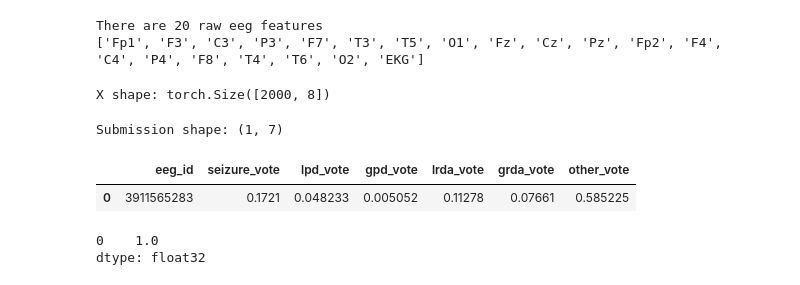
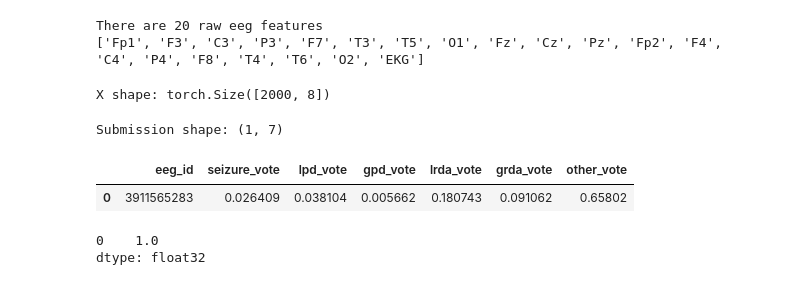
Before and after one commit to SEOYUNJE/github.io, a Jupyter notebook: hms-efficientnetb0-two-stage.ipynb, the cells around one changed output. Drawn from its saved outputs; the diff is of its cells as text; code cells hidden in the pictures.

Commit message:
Kaggle Notebook | HMS - EfficientNetB0 Ensemble | pred: 0.25, pred3: 0.15, predictions: 0.6

```diff
--- a/hms-efficientnetb0-two-stage.ipynb
+++ b/hms-efficientnetb0-two-stage.ipynb
@@ -370,7 +424,7 @@ class DataGenerator(tf.keras.utils.Sequence):
 
     def __random_transform(self, img):
         composition = albu.Compose([
-              albu.VerticalFlip(p=0.25)
+              albu.XYMasking(**params, p=0.25)
          ])
         # 채널이 4 이상이면 XYMasking을 적용하도록 이미지의 채널을 조정
         if img.shape[2] >= 4:
@@ -539,3 +733,20 @@ Fold 5
 1/1 [==============================] - 0s 46ms/step
 
 Test preds shape (1, 6)
+# %%
+preds = []
+model = build_model()
+
+# TTA: Test Time Argument
+test_gen = DataGenerator2(test, shuffle=False, batch_size=64, mode='test', augment3=False,
+                         specs = all_eegs2_20s, eeg_specs = all_eegs2) # HFlip
+
+for i in range(5):
+    model.load_weights(f'/kaggle/input/50s-and-20s-with-tuh/EffNet_v1_f{i}.h5')
+    pred = model.predict(test_gen, verbose=1)
+    preds.append(pred)
+
+
+pred2 = np.mean(preds,axis=0)
+print()
+print('Test preds shape',pred2.shape)
@@ -542 +761,3 @@ Test preds shape (1, 6)
+# %%
+pred = pred1 * 0.8 + pred2 * 0.2
 # %%
@@ -883,0 +874,17 @@ Test preds shape (1, 6)
+# %%
+preds = []
+model = build_model()
+
+# TTA: Test Time Argument
+test_gen = DataGenerator(test, shuffle=False, batch_size=64, mode='test', augment3=False,
+                         specs = spectrograms2, eeg_specs = all_eegs2) # HFlip
+
+for i in range(5):
+    model.load_weights(f'/kaggle/input/hms-hybrid-model/EffNet_v1_f{i}.h5')
+    pred = model.predict(test_gen, verbose=1)
+    preds.append(pred)
+
+
+pred3 = np.mean(preds,axis=0)
+print()
+print('Test preds shape',pred3.shape)
@@ -1616,16 +1631,16 @@ predictions = np.mean(predictions, axis=0)
 X shape: torch.Size([2000, 8])
 # %%
 sub = pd.DataFrame({"eeg_id": test_df.eeg_id.values})
-# predictions: resnet 1d, pred: 10m&50s, pred2: resnet34
-sub[CFG.target_cols] = predictions * 0.4 + pred * 0.4 + pred * 0.2
+# predictions: resnet 1d, pred: 10m&50s
+sub[CFG.target_cols] = predictions * 0.6 + pred * 0.25 + pred3 * 0.15
 
 sub.to_csv(f"submission.csv", index=False)
 print(f"Submission shape: {sub.shape}")
 sub.head()
 # %% [output]
 Submission shape: (1, 7)
 |  | eeg_id | seizure_vote | lpd_vote | gpd_vote | lrda_vote | grda_vote | other_vote |
-| 0 | 3911565283 | 0.1721 | 0.048233 | 0.005052 | 0.11278 | 0.07661 | 0.585225 |
+| 0 | 3911565283 | 0.026409 | 0.038104 | 0.005662 | 0.180743 | 0.091062 | 0.65802 |
 # %%
 sub.iloc[:,-6:].sum(axis=1)
 # %% [output]
```
Also changed, not shown: parts of 34 cells of this notebook.
